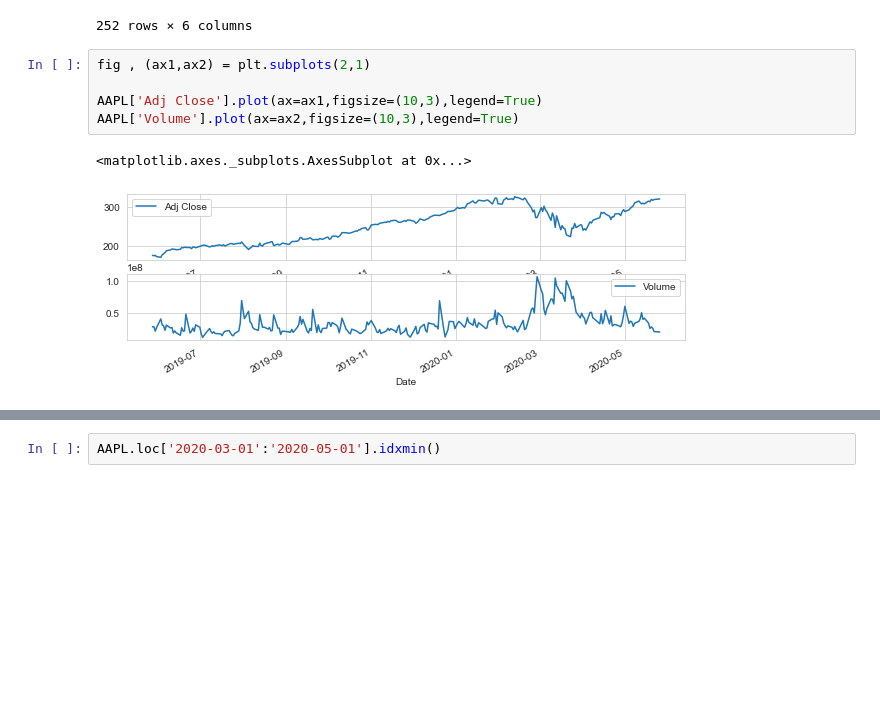
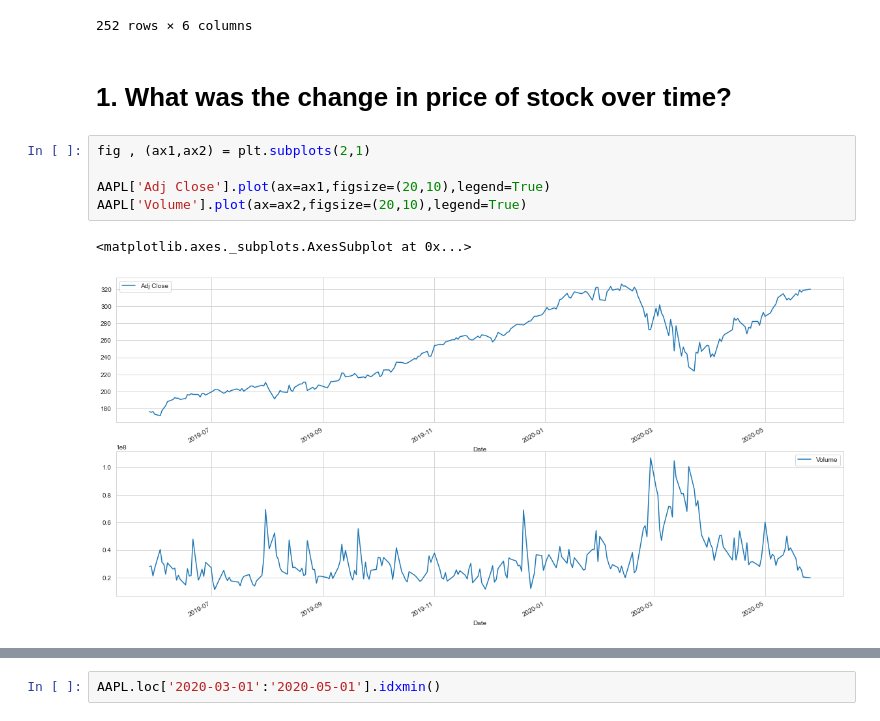
Before and after one commit to chibao659/Stock-Market, a Jupyter notebook: Stock Market Data Analysis Project.ipynb, the cells around one changed output, grey strips where cells are left out. Drawn from its saved outputs; the diff is of its cells as text; blank space fills up the shorter version.

```diff
--- a/Stock Market Data Analysis Project.ipynb
+++ b/Stock Market Data Analysis Project.ipynb
@@ -69,11 +69,13 @@ AAPL
 | 2020-05-22 | 319.230011 | 315.350006 | 315.769989 | 318.890015 | 20450800.0 | 318.890015 |
 | 2020-05-26 | 324.200012 | 316.700012 | 323.500000 | 320.334015 | 19848862.0 | 320.334015 |
 252 rows × 6 columns
+# %% [markdown]
+# 1. What was the change in price of stock over time?
 # %%
 fig , (ax1,ax2) = plt.subplots(2,1)
 
-AAPL['Adj Close'].plot(ax=ax1,figsize=(10,3),legend=True)
-AAPL['Volume'].plot(ax=ax2,figsize=(10,3),legend=True)
+AAPL['Adj Close'].plot(ax=ax1,figsize=(20,10),legend=True)
+AAPL['Volume'].plot(ax=ax2,figsize=(20,10),legend=True)
 # %% [output]
 <matplotlib.axes._subplots.AxesSubplot at 0x...>
-[figure, old version]
+[figure, new version]
```
Also changed, not shown: parts of 59 cells of this notebook.
